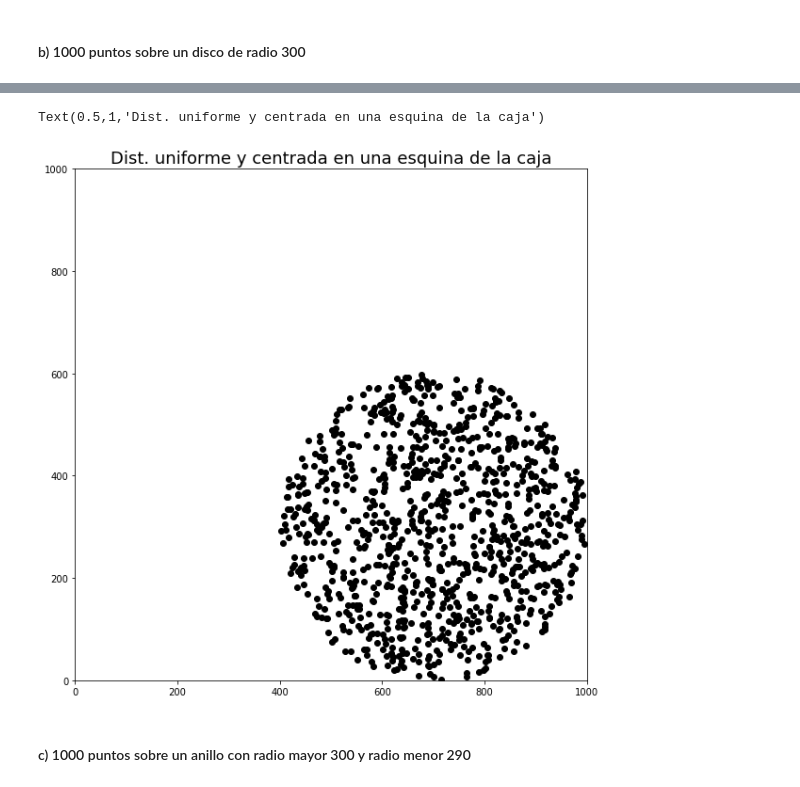
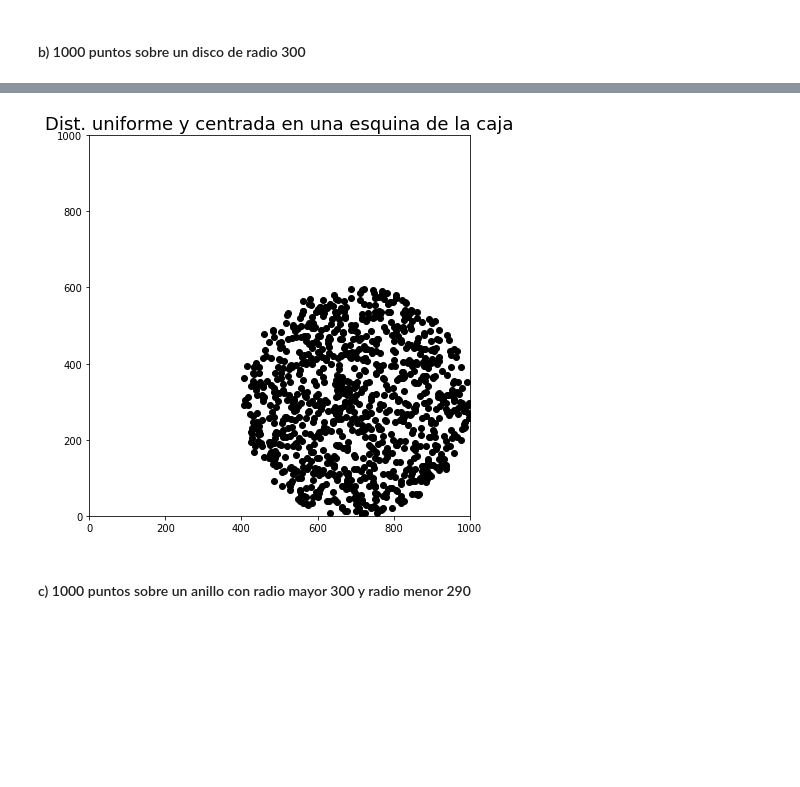
Before and after one commit to CosmoStats/cosmostats2018-Pagutri, a Jupyter notebook: 2daParte/Ejercicio2/ejercicios_2.ipynb, the cells around one changed output, grey strips where cells are left out. Cells and saved outputs as stored; diff of their text form; code cells hidden in the pictures; blank space fills up the shorter version.

```diff
--- a/2daParte/Ejercicio2/ejercicios_2.ipynb
+++ b/2daParte/Ejercicio2/ejercicios_2.ipynb
@@ -11,9 +11,6 @@ import numpy as np
 import matplotlib.pyplot as plt
 import random
 import math
-from pylab import rcParams
-
-rcParams['figure.figsize'] = (10, 10)
 # %%
 def unif_cuad_dist(box_size, dist):
     X = np.arange(0.0, box_size + 1.0, dist)
@@ -79,16 +77,16 @@ def unif_disc_dist(box_size, n_points, radius, x_0, y_0):
 # %%
 box_size = 1000
 radius = 300.0
 X, Y = unif_disc_dist(box_size, 1000, radius, box_size - radius, radius)
 
+plt.figure(figsize = (7, 7))
 plt.plot(X, Y, 'ko')
 plt.gca().set_aspect('equal')
 plt.xlim([0, box_size])
 plt.ylim([0, box_size])
-plt.title('Dist. uniforme y centrada en una esquina de la caja', fontsize = 18)
+plt.title('Dist. uniforme y centrada en una esquina de la caja', fontsize = 18);
 # %% [output]
-Text(0.5,1,'Dist. uniforme y centrada en una esquina de la caja')
-[figure, old version]
+[figure, new version]
 # %% [markdown]
 #### c) 1000 puntos sobre un anillo con radio mayor 300 y radio menor 290
 # %%
```
Also changed, not shown: parts of 11 cells of this notebook.
